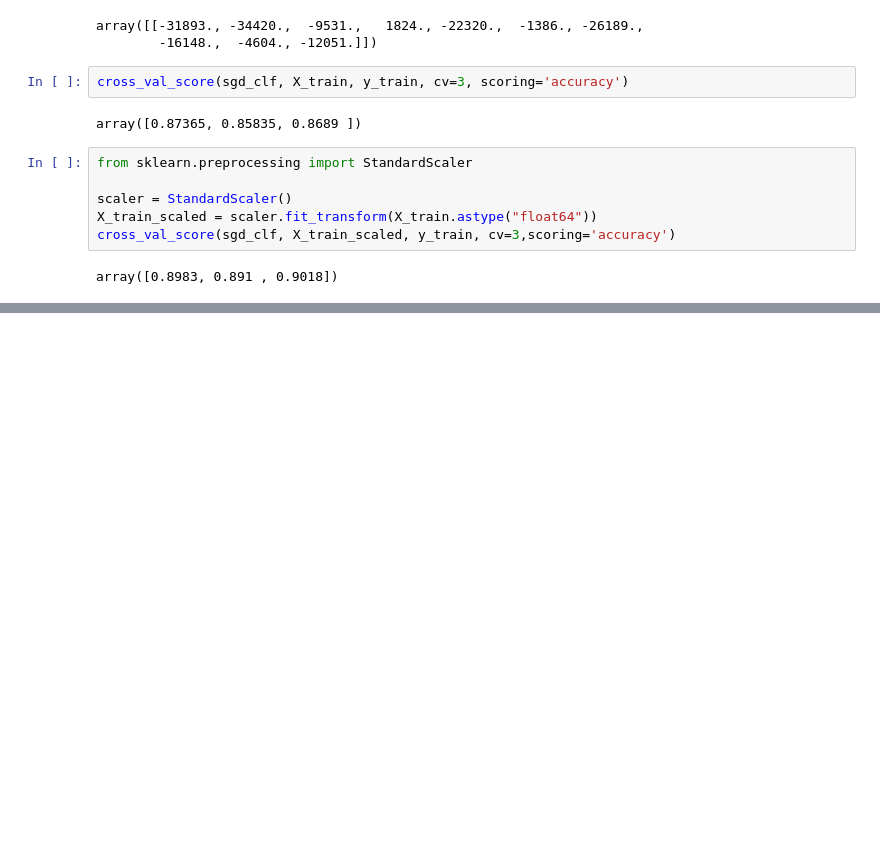
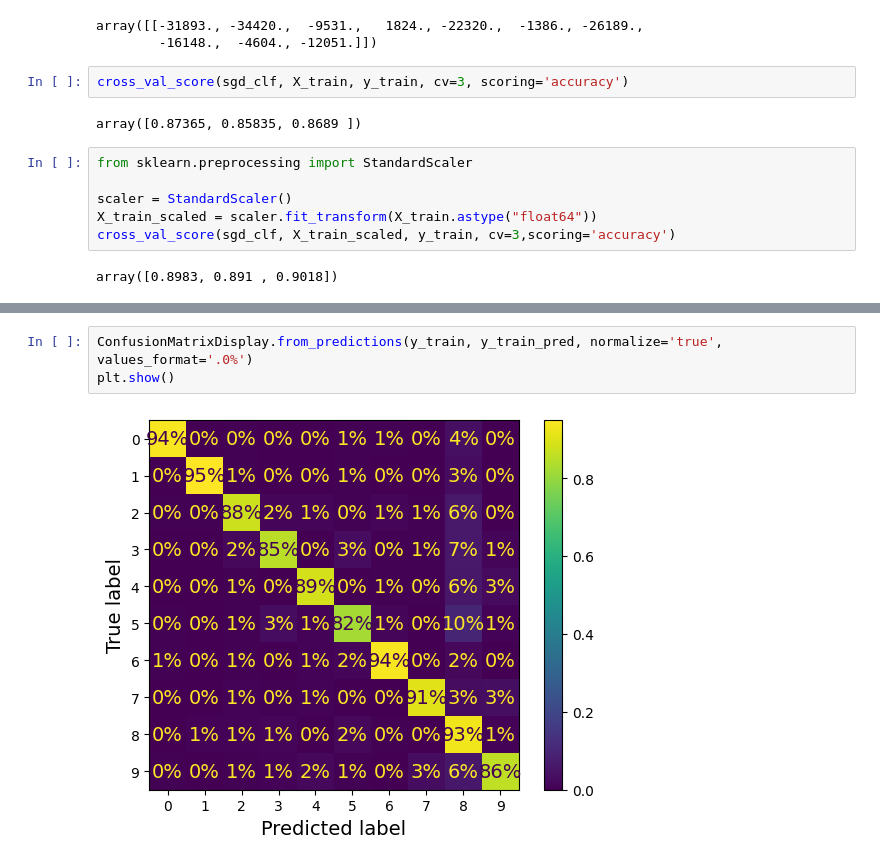
Before and after one commit to kwerulik/learning-ml-hands-on, a Jupyter notebook: Chapter_3/MINIST.ipynb, the cells around one changed output, grey strips where cells are left out. Saved outputs shown, nothing was run; the diff lists cells and outputs as text; blank space fills up the shorter version.

```diff
--- a/Chapter_3/MINIST.ipynb
+++ b/Chapter_3/MINIST.ipynb
@@ -301,0 +310,5 @@ array([0.8983, 0.891 , 0.9018])
+# %%
+ConfusionMatrixDisplay.from_predictions(y_train, y_train_pred, normalize='true', values_format='.0%')
+plt.show()
+# %% [output]
+[figure, added]
```
Also changed, not shown: parts of 4 cells of this notebook, 1 other file.
